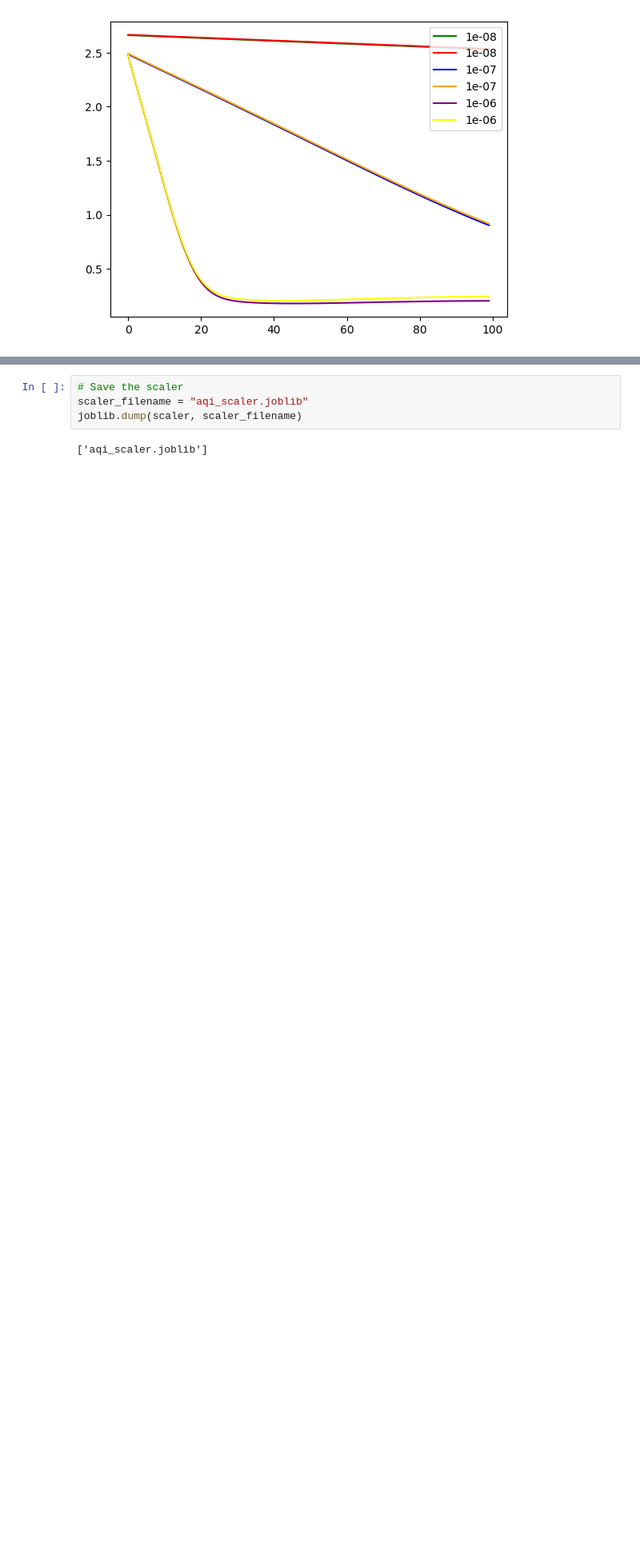
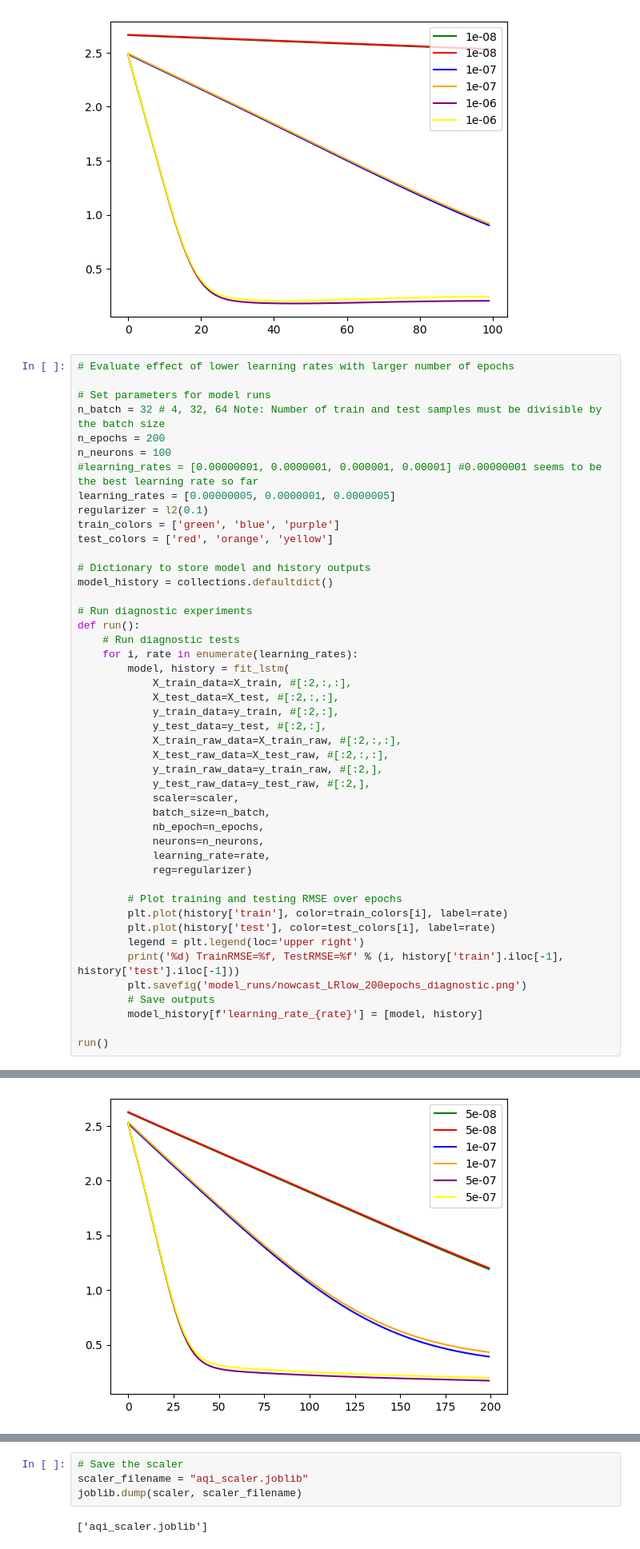
Before and after one commit to sashkaw/predict-aqi, a Jupyter notebook: ml/models/aqi_nowcast_model.ipynb, the cells around one changed output, grey strips where cells are left out. Shown at 80% size. Saved outputs shown, nothing was run; the diff lists cells and outputs as text; blank space fills up the shorter version.

Commit message:
Retrain LSTM using more epochs and lower learning rate

```diff
--- a/ml/models/aqi_nowcast_model.ipynb
+++ b/ml/models/aqi_nowcast_model.ipynb
@@ -750,3 +750,50 @@ To enable them in other operations, rebuild TensorFlow with the appropriate comp
 115/115 [==============================] - 0s 3ms/step
 2) TrainRMSE=0.204428, TestRMSE=0.243702
 [figure]
+# %%
+# Evaluate effect of lower learning rates with larger number of epochs
+
+# Set parameters for model runs
+n_batch = 32 # 4, 32, 64 Note: Number of train and test samples must be divisible by the batch size
+n_epochs = 200
+n_neurons = 100
+#learning_rates = [0.00000001, 0.0000001, 0.000001, 0.00001] #0.00000001 seems to be the best learning rate so far
+learning_rates = [0.00000005, 0.0000001, 0.0000005]
+regularizer = l2(0.1)
+train_colors = ['green', 'blue', 'purple']
+test_colors = ['red', 'orange', 'yellow']
+
+# Dictionary to store model and history outputs
+model_history = collections.defaultdict()
+
+# Run diagnostic experiments
+def run():
+    # Run diagnostic tests
+    for i, rate in enumerate(learning_rates):
+        model, history = fit_lstm(
+            X_train_data=X_train, #[:2,:,:],
+            X_test_data=X_test, #[:2,:,:],
+            y_train_data=y_train, #[:2,:],
+            y_test_data=y_test, #[:2,:],
+            X_train_raw_data=X_train_raw, #[:2,:,:],
+            X_test_raw_data=X_test_raw, #[:2,:,:],
+            y_train_raw_data=y_train_raw, #[:2,],
+            y_test_raw_data=y_test_raw, #[:2,],
+            scaler=scaler,
+            batch_size=n_batch,
+            nb_epoch=n_epochs,
+            neurons=n_neurons,
+            learning_rate=rate,
+            reg=regularizer)
+
+        # Plot training and testing RMSE over epochs
+        plt.plot(history['train'], color=train_colors[i], label=rate)
+        plt.plot(history['test'], color=test_colors[i], label=rate)
+        legend = plt.legend(loc='upper right')
+        print('%d) TrainRMSE=%f, TestRMSE=%f' % (i, history['train'].iloc[-1], history['test'].iloc[-1]))
+        plt.savefig('model_runs/nowcast_LRlow_200epochs_diagnostic.png')
+        # Save outputs
+        model_history[f'learning_rate_{rate}'] = [model, history]
+
+run()
+# %% [output]
@@ -752,0 +819 @@ To enable them in other operations, rebuild TensorFlow with the appropriate comp
+[figure, added]
```
Also changed, not shown: parts of 9 cells of this notebook, 3 other files.
